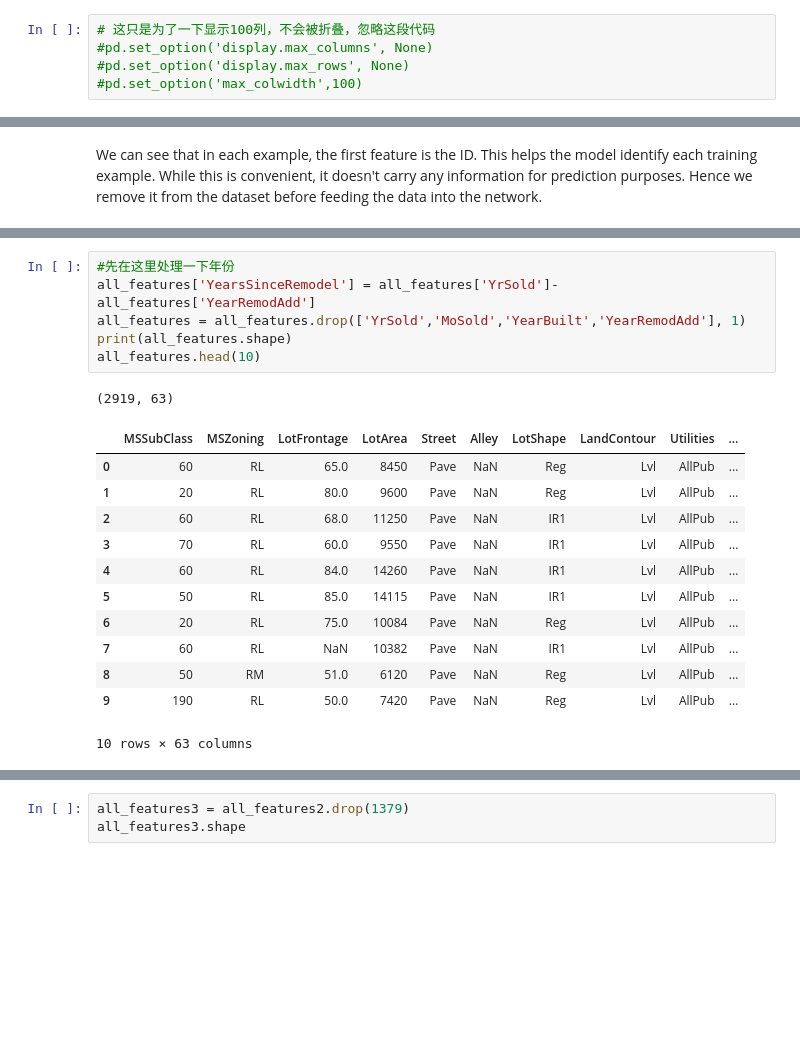
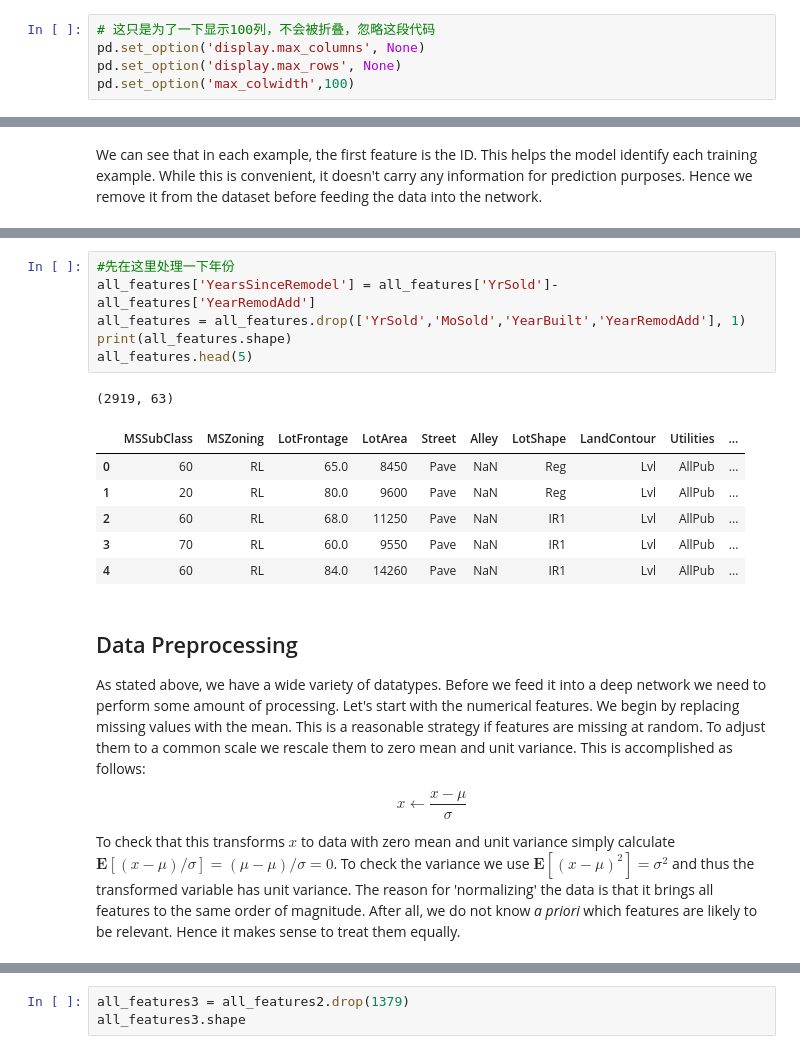
Before and after one commit to zhiming-xu/Q-Filter, a Jupyter notebook: homework4.ipynb, the cells around one changed output, grey strips where cells are left out. Cells and saved outputs as stored; diff of their text form; blank space fills up the shorter version.

```diff
--- a/homework4.ipynb
+++ b/homework4.ipynb
@@ -61,9 +46,9 @@ import matplotlib
 import matplotlib.pyplot as plt
 # %%
 # 这只是为了一下显示100列，不会被折叠，忽略这段代码
-#pd.set_option('display.max_columns', None)
-#pd.set_option('display.max_rows', None)
-#pd.set_option('max_colwidth',100)
+pd.set_option('display.max_columns', None)
+pd.set_option('display.max_rows', None)
+pd.set_option('max_colwidth',100)
 # %% [markdown]
 We downloaded the data into the current directory. To load the two CSV (Comma Separated Values) files containing training and test data respectively we use Pandas.
 # %%
@@ -144,20 +139,22 @@ all_features.head(10)
 # %%
 #先在这里处理一下年份
 all_features['YearsSinceRemodel'] = all_features['YrSold']- all_features['YearRemodAdd']
 all_features = all_features.drop(['YrSold','MoSold','YearBuilt','YearRemodAdd'], 1)
 print(all_features.shape)
-all_features.head(10)
+all_features.head(5)
 # %% [output]
 (2919, 63)
 |  | MSSubClass | MSZoning | LotFrontage | LotArea | Street | Alley | LotShape | LandContour | Utilities | ... |
 | 0 | 60 | RL | 65.0 | 8450 | Pave | NaN | Reg | Lvl | AllPub | ... |
 | 1 | 20 | RL | 80.0 | 9600 | Pave | NaN | Reg | Lvl | AllPub | ... |
 | 2 | 60 | RL | 68.0 | 11250 | Pave | NaN | IR1 | Lvl | AllPub | ... |
 | 3 | 70 | RL | 60.0 | 9550 | Pave | NaN | IR1 | Lvl | AllPub | ... |
 | 4 | 60 | RL | 84.0 | 14260 | Pave | NaN | IR1 | Lvl | AllPub | ... |
-| 5 | 50 | RL | 85.0 | 14115 | Pave | NaN | IR1 | Lvl | AllPub | ... |
-| 6 | 20 | RL | 75.0 | 10084 | Pave | NaN | Reg | Lvl | AllPub | ... |
-| 7 | 60 | RL | NaN | 10382 | Pave | NaN | IR1 | Lvl | AllPub | ... |
-| 8 | 50 | RM | 51.0 | 6120 | Pave | NaN | Reg | Lvl | AllPub | ... |
-| 9 | 190 | RL | 50.0 | 7420 | Pave | NaN | Reg | Lvl | AllPub | ... |
-10 rows × 63 columns
+# %% [markdown]
+## Data Preprocessing
+
+As stated above, we have a wide variety of datatypes. Before we feed it into a deep network we need to perform some amount of processing. Let's start with the numerical features. We begin by replacing missing values with the mean. This is a reasonable strategy if features are missing at random. To adjust them to a common scale we rescale them to zero mean and unit variance. This is accomplished as follows:
+
+$$x \leftarrow \frac{x - \mu}{\sigma}$$
+
+To check that this transforms $x$ to data with zero mean and unit variance simply calculate $\mathbf{E}[(x-\mu)/\sigma] = (\mu - \mu)/\sigma = 0$. To check the variance we use $\mathbf{E}[(x-\mu)^2] = \sigma^2$ and thus the transformed variable has unit variance. The reason for 'normalizing' the data is that it brings all features to the same order of magnitude. After all, we do not know *a priori* which features are likely to be relevant. Hence it makes sense to treat them equally.
```
Also changed, not shown: parts of 39 cells of this notebook.
